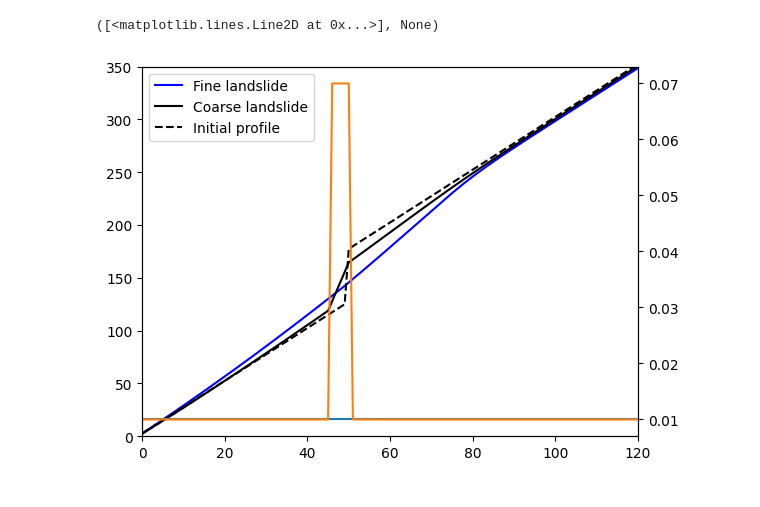
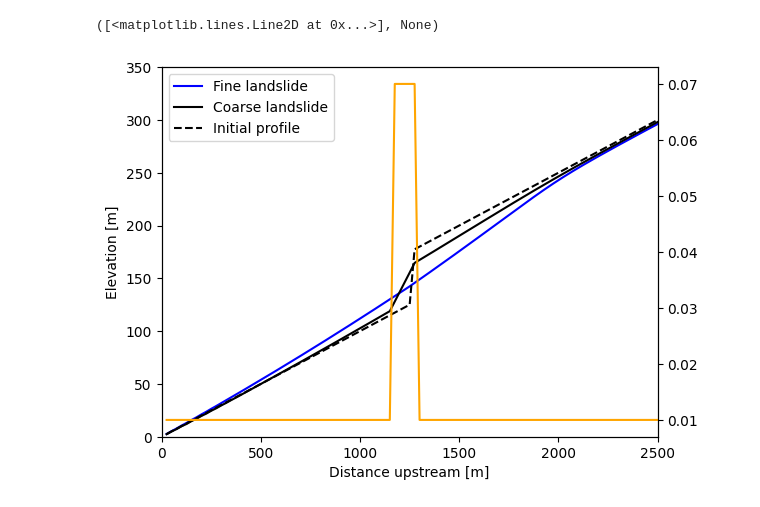
Before and after one commit to landlab/egbelem, a Jupyter notebook: EGBE_nb/EGBE_nb.ipynb, the cells around one changed output. Drawn from its saved outputs; the diff is of its cells as text; code cells hidden in the pictures.

```diff
--- a/EGBE_nb/EGBE_nb.ipynb
+++ b/EGBE_nb/EGBE_nb.ipynb
@@ -478,20 +478,33 @@ for i in range(100):
     fa2.run_one_step()
     eroder2.run_one_step(timestep)
 # %%
+xspace = np.sqrt(grid1.area_of_cell)
+xvec = np.cumsum(np.ones_like([grid1.core_nodes])*xspace)
+
 fig,ax = plt.subplots()
-ax.plot(grid1.at_node['topographic__elevation'][grid1.core_nodes],color='blue',
+ax.plot(xvec,
+        grid1.at_node['topographic__elevation'][grid1.core_nodes],
+        color='blue',
         label='Fine landslide')
-ax.plot(grid2.at_node['topographic__elevation'][grid2.core_nodes],color='black',
+ax.plot(xvec,
+        grid2.at_node['topographic__elevation'][grid2.core_nodes],
+        color='black',
         label='Coarse landslide')
-ax.plot(init_profile,color='black',ls='--',
+ax.plot(xvec,
+        init_profile,color='black',
+        ls='--',
         label='Initial profile')
-ax.set_xlim([0,120])
+
+ax.set_xlim([0,2500])
 ax.set_ylim([0,350])
 plt.legend()
 
 ax2 = ax.twinx()
-ax2.plot(grid1.at_node['median_size__weight'][grid1.core_nodes])
-ax2.plot(grid2.at_node['median_size__weight'][grid1.core_nodes])
+ax2.plot(xvec,
+         grid2.at_node['median_size__weight'][grid2.core_nodes],
+        color='orange')
+ax.set_xlabel('Distance upstream [m]')
+ax.set_ylabel('Elevation [m]')
 plt.show()
 # %% [output]
-[figure, old version]
+[figure, new version]
```
Also changed, not shown: parts of 1 cell of this notebook, 3 other files.
